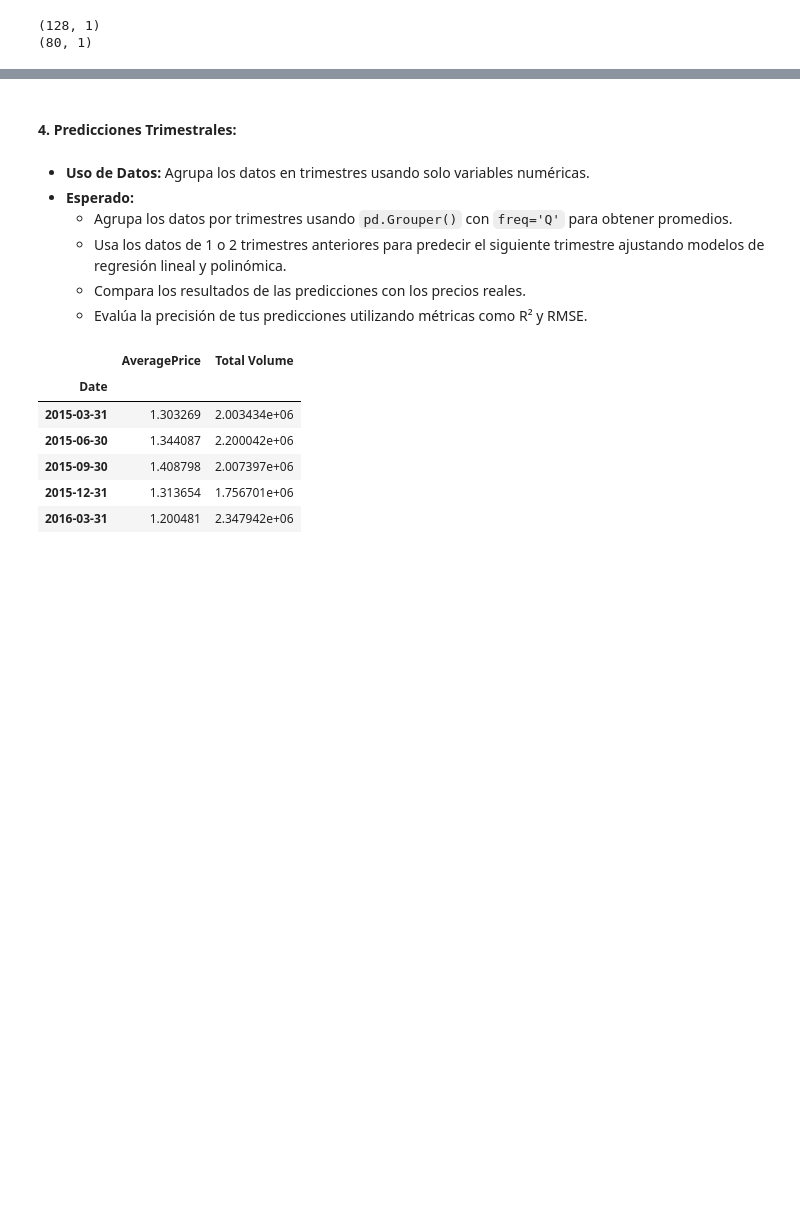
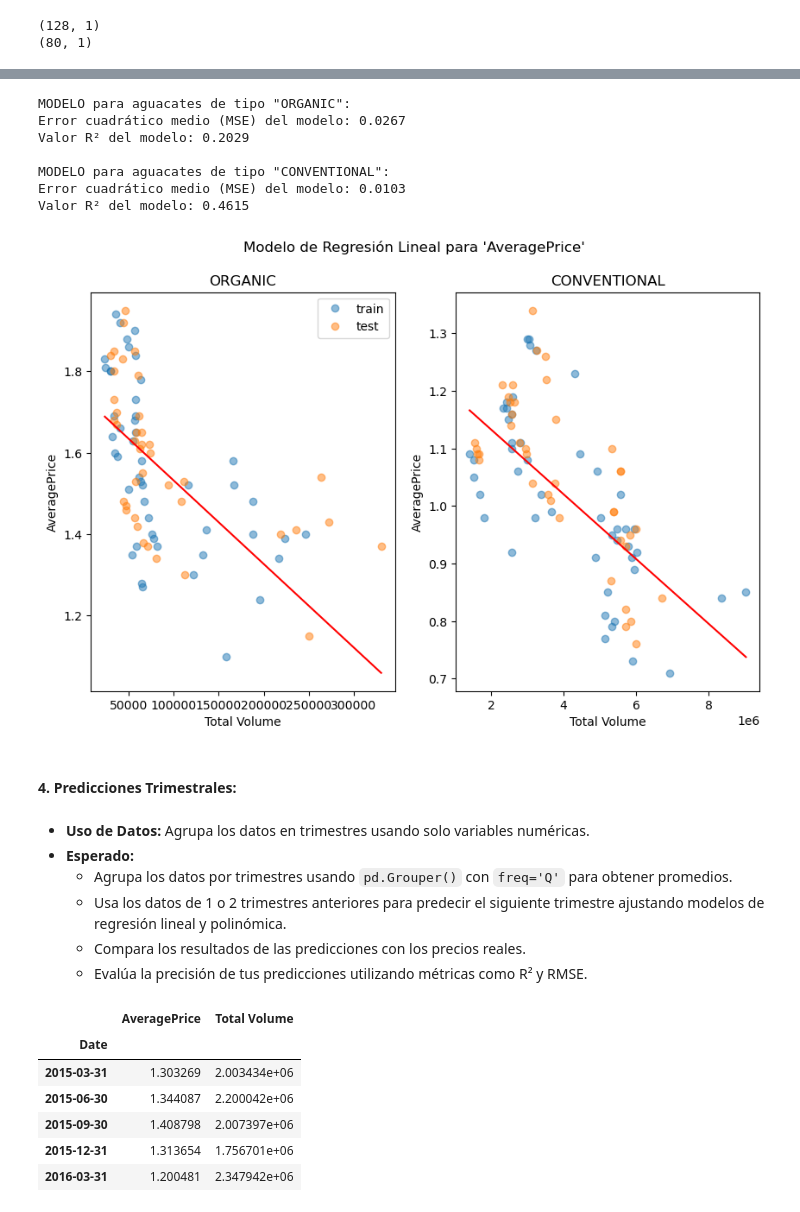
Before and after one commit to albagd77/MAGic-Avocado-TP1, a Jupyter notebook: 05_correlacion_y_regresion.ipynb, the cells around one changed output, grey strips where cells are left out. Drawn from its saved outputs; the diff is of its cells as text; code cells hidden in the pictures; blank space fills up the shorter version.

```diff
--- a/05_correlacion_y_regresion.ipynb
+++ b/05_correlacion_y_regresion.ipynb
@@ -382,3 +385,59 @@ plt.show()
+# %%
+# ORGANICO
+fig, axs = plt.subplots(1, 2, figsize=(10, 6), sharex=False)
+fig.suptitle('Modelo de Regresión Lineal para \'AveragePrice\'')
+for tipo in df_filtrado.type.unique():
+    df_tipo = df_filtrado[df_filtrado['type']==tipo].copy()
+    df_tipo_3r = df_filtrado_3r[df_filtrado_3r['type']==tipo].copy()
+
+    X=df_tipo[['Total Volume','AveragePrice']].drop(columns='AveragePrice')
+    y=df_tipo['AveragePrice']
+
+    X_train, X_test, y_train, y_test = train_test_split(X, y, test_size=None, random_state=None)
+
+    print(f'MODELO para aguacates de tipo "{tipo.upper()}":')
+
+    # Entrenar modelo
+    model = LinearRegression()
+    model.fit(X_train, y_train)
+
+    # Sobrescribir conjuntos de prueba X_test y y_test con los valores de nuestro 3r mes
+    X_test = df_tipo_3r[['Total Volume','AveragePrice']].drop(columns='AveragePrice')
+    y_test = df_tipo_3r['AveragePrice']
+
+    y_pred = model.predict(X_test)
+
+    # Evaluar el Modelo
+    mse = mean_squared_error(y_test, y_pred)
+    print(f"Error cuadrático medio (MSE) del modelo: {mse:.4f}")
+    r2 = r2_score(y_test, y_pred)
+    print(f"Valor R² del modelo: {r2:.4f}")
+    print()
+
+    # Preparar gráficas
+    all_three_months = pd.concat([X, X_test], axis=0)
+    xmin, xmax = round(all_three_months['Total Volume'].min()), round(all_three_months['Total Volume'].max())
+
+    x_model = np.arange(xmin, xmax+1) # np.arange returns evenly spaced values within a given interval.
+    y_model=[model.intercept_+model.coef_*x for x in x_model]
+
+    index_graf = 0 if tipo=='organic' else 1
+    axs[index_graf].plot(X_train, y_train, "o", alpha=0.5, label="train") # alpha, transparency value, between 0 (transparent) and 1 (opaque).
+    axs[index_graf].plot(X_test, y_test, "o", alpha=0.5, label="test") # alpha, transparency value, between 0 (transparent) and 1 (opaque).
+    axs[index_graf].plot(x_model, y_model,'r');
+    axs[index_graf].set_title(tipo.upper())
+    axs[index_graf].set_xlabel('Total Volume')
+    axs[index_graf].set_ylabel('AveragePrice')
+    if tipo=='organic': axs[index_graf].legend()
+# %% [output]
+MODELO para aguacates de tipo "ORGANIC":
+Error cuadrático medio (MSE) del modelo: 0.0267
+Valor R² del modelo: 0.2029
+
+MODELO para aguacates de tipo "CONVENTIONAL":
+Error cuadrático medio (MSE) del modelo: 0.0103
+Valor R² del modelo: 0.4615
+[figure, added]
 # %% [markdown]
 #### 4. **Predicciones Trimestrales:**
 # %% [markdown]
```
Also changed, not shown: parts of 7 cells of this notebook.
